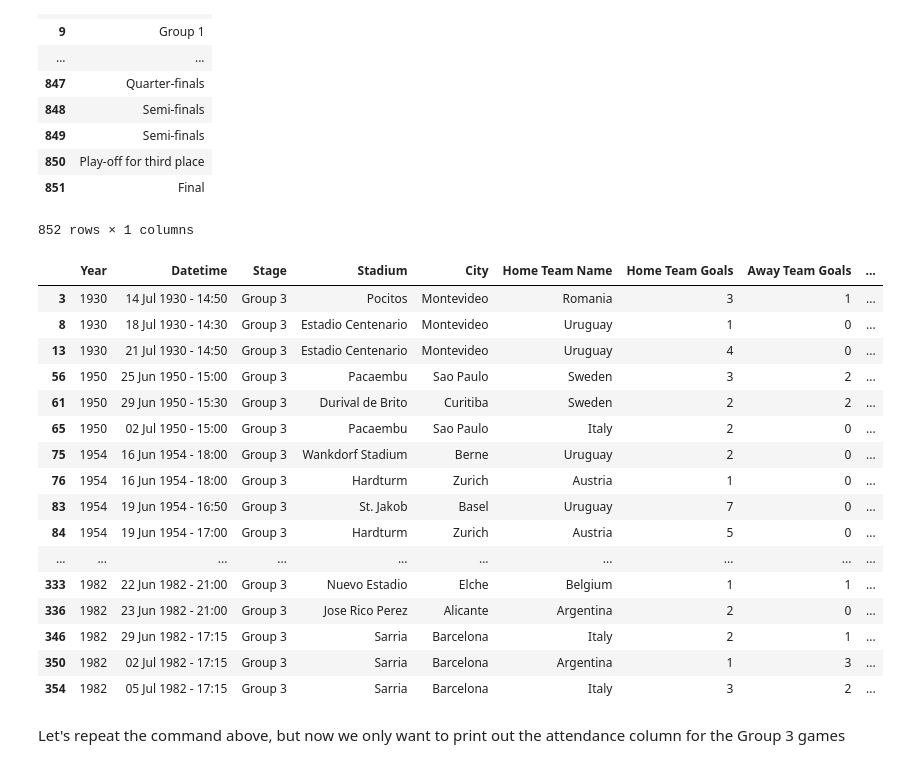
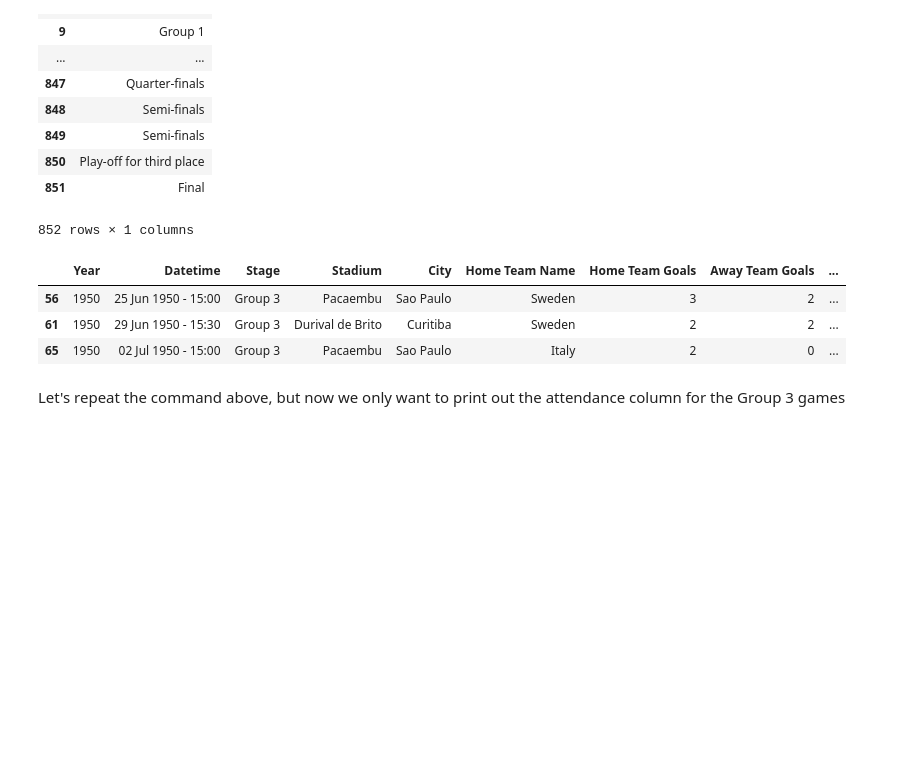
Before and after one commit to lraichik/dsc-accessing-data-with-pandas-lab-online-ds-ft-051319, a Jupyter notebook: index.ipynb, the cells around one changed output. Drawn from its saved outputs; the diff is of its cells as text; code cells hidden in the pictures; blank space fills up the shorter version.

```diff
--- a/index.ipynb
+++ b/index.ipynb
@@ -131,25 +131,12 @@ wcm.loc[:,['Stage']]
 | 851 | Final |
 852 rows × 1 columns
 # %%
-wcm.loc[wcm['Stage'].isin(['Group 3'])]
+wcm.loc[(wcm['Year'] == 1950) & (wcm['Stage'] == 'Group 3')]
 # %% [output]
 |  | Year | Datetime | Stage | Stadium | City | Home Team Name | Home Team Goals | Away Team Goals | ... |
-| 3 | 1930 | 14 Jul 1930 - 14:50 | Group 3 | Pocitos | Montevideo | Romania | 3 | 1 | ... |
-| 8 | 1930 | 18 Jul 1930 - 14:30 | Group 3 | Estadio Centenario | Montevideo | Uruguay | 1 | 0 | ... |
-| 13 | 1930 | 21 Jul 1930 - 14:50 | Group 3 | Estadio Centenario | Montevideo | Uruguay | 4 | 0 | ... |
 | 56 | 1950 | 25 Jun 1950 - 15:00 | Group 3 | Pacaembu | Sao Paulo | Sweden | 3 | 2 | ... |
 | 61 | 1950 | 29 Jun 1950 - 15:30 | Group 3 | Durival de Brito | Curitiba | Sweden | 2 | 2 | ... |
 | 65 | 1950 | 02 Jul 1950 - 15:00 | Group 3 | Pacaembu | Sao Paulo | Italy | 2 | 0 | ... |
-| 75 | 1954 | 16 Jun 1954 - 18:00 | Group 3 | Wankdorf Stadium | Berne | Uruguay | 2 | 0 | ... |
-| 76 | 1954 | 16 Jun 1954 - 18:00 | Group 3 | Hardturm | Zurich | Austria | 1 | 0 | ... |
-| 83 | 1954 | 19 Jun 1954 - 16:50 | Group 3 | St. Jakob | Basel | Uruguay | 7 | 0 | ... |
-| 84 | 1954 | 19 Jun 1954 - 17:00 | Group 3 | Hardturm | Zurich | Austria | 5 | 0 | ... |
-| ... | ... | ... | ... | ... | ... | ... | ... | ... | ... |
-| 333 | 1982 | 22 Jun 1982 - 21:00 | Group 3 | Nuevo Estadio | Elche | Belgium | 1 | 1 | ... |
-| 336 | 1982 | 23 Jun 1982 - 21:00 | Group 3 | Jose Rico Perez | Alicante | Argentina | 2 | 0 | ... |
-| 346 | 1982 | 29 Jun 1982 - 17:15 | Group 3 | Sarria | Barcelona | Italy | 2 | 1 | ... |
-| 350 | 1982 | 02 Jul 1982 - 17:15 | Group 3 | Sarria | Barcelona | Argentina | 1 | 3 | ... |
-| 354 | 1982 | 05 Jul 1982 - 17:15 | Group 3 | Sarria | Barcelona | Italy | 3 | 2 | ... |
 # %% [markdown]
 Let's repeat the command above, but now we only want to print out the attendance column for the Group 3 games
 # %% [markdown]
```
Also changed, not shown: parts of 4 cells of this notebook.
